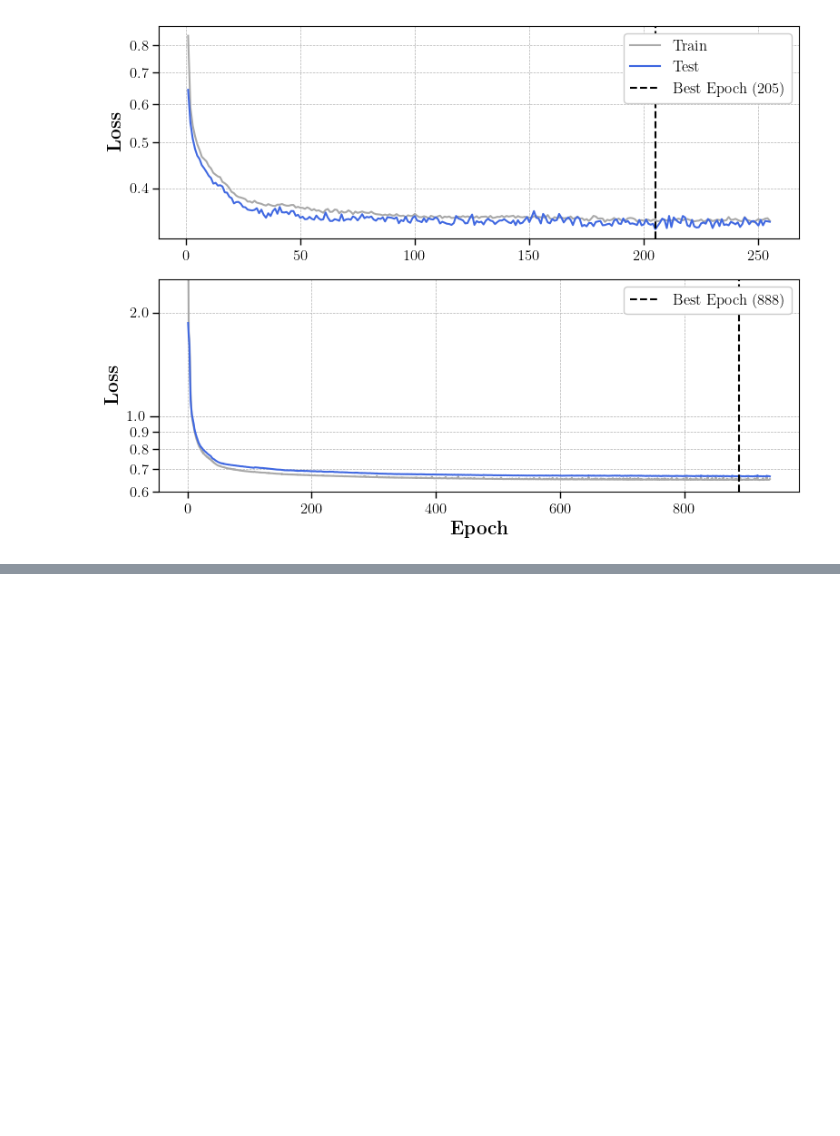
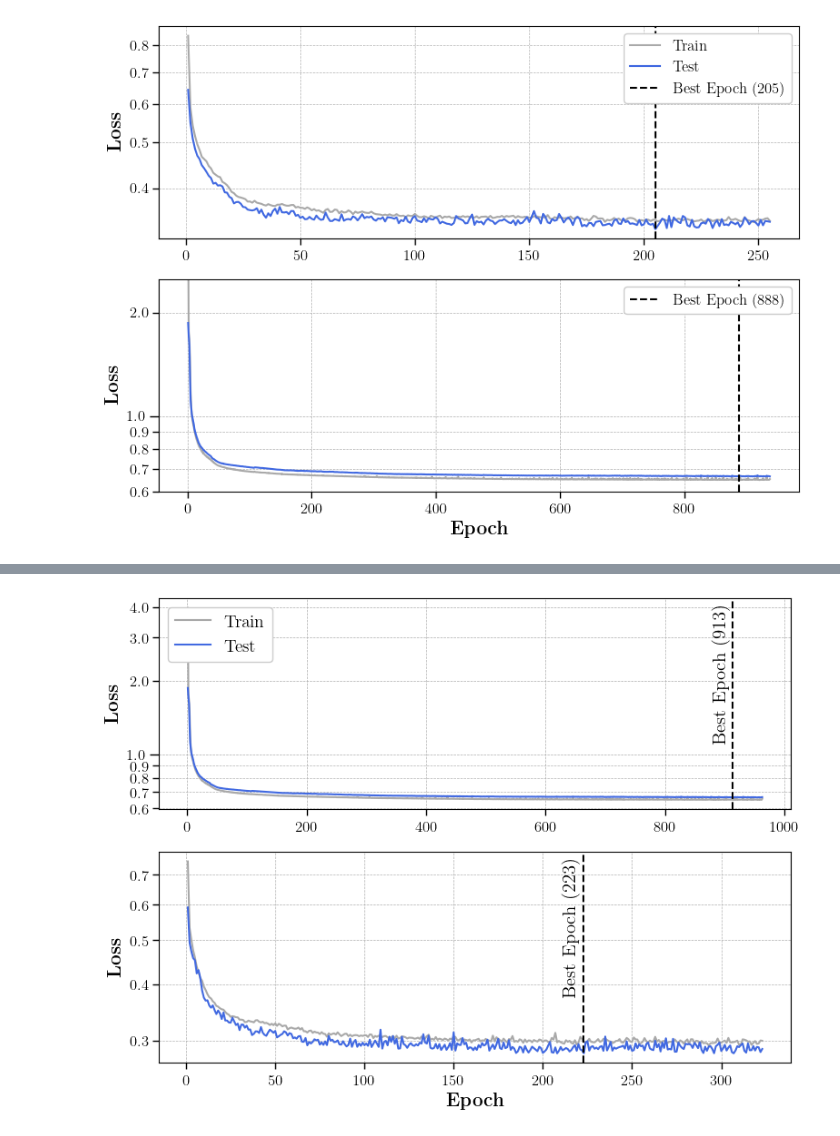
Before and after one commit to Adam-Boesky/astro_SPLASH, a Jupyter notebook: Paper/train_histories.ipynb, the cells around one changed output, grey strips where cells are left out. Saved outputs shown, nothing was run; the diff lists cells and outputs as text; code cells hidden in the pictures; blank space fills up the shorter version.

Commit message:
Adding demo data and updating a few figures.

```diff
--- a/Paper/train_histories.ipynb
+++ b/Paper/train_histories.ipynb
@@ -13,9 +13,9 @@ mpl.rcParams['font.family'] = 'serif'
 mpl.rcParams['font.serif'] = 'cmr10'  # Computer Modern Roman
 mpl.rcParams['font.size'] = 12  # Adjust the font size as needed
 # %%
-with open('/Users/adamboesky/Research/ay98/Weird_Galaxies/final_host_prop_train_history.pkl', 'rb') as f:
+with open('/Users/adamboesky/Research/ay98/Weird_Galaxies/Paper/final_host_prop_train_history.pkl', 'rb') as f:
     host_prop_train_history = pickle.load(f)
-with open('/Users/adamboesky/Research/ay98/Weird_Galaxies/final_domain_transfer_train_history.pkl', 'rb') as f:
+with open('/Users/adamboesky/Research/ay98/Weird_Galaxies/Paper/final_domain_transfer_train_history.pkl', 'rb') as f:
     domain_transfer_train_history = pickle.load(f)
 # %%
 fig, axes = plt.subplots(2, 1, figsize=(8, 6))
@@ -72,0 +97,14 @@ plt.savefig('Figures/combined_train_history.pdf', bbox_inches='tight')
+# %%
+grid_results = []
+for fname in os.listdir('/Users/adamboesky/Research/ay98/Weird_Galaxies/Paper/domain_transfer_grid_search/results'):
+    with open(f'/Users/adamboesky/Research/ay98/Weird_Galaxies/Paper/domain_transfer_grid_search/results/{fname}', 'rb') as f:
+        grid_results.append(pickle.load(f))
+# Get the best loss
+best_host_pred_loss = {'test': np.inf, 'train': np.inf}
+best_params = None
+for params, loss in grid_results:
+    if np.min(loss['test']) < np.min(best_host_pred_loss['test']):
+        best_params = params
+        best_host_pred_loss = loss
+
+print(f'The best parameter combination in our grid search are:\n\nbatch_size, nodes_per_layer, num_linear_output_layers, learning_rate\n{best_params[::-1]}')
@@ -72,0 +116,58 @@ plt.savefig('Figures/combined_train_history.pdf', bbox_inches='tight')
+# %%
+fig, axes = plt.subplots(2, 1, figsize=(8, 6))
+fs = 15
+
+# HOST PROP
+axes[0].grid(True, which="both", ls="--", lw=0.5)
+axes[0].set_yscale('log')
+
+# Plot the prop inference training history
+epochs = np.arange(0, len(best_host_pred_loss['train']), 1) + 1
+axes[0].plot(epochs, best_host_pred_loss['train'], label='Train', color='darkgray')
+axes[0].plot(epochs, best_host_pred_loss['test'], label='Test', color='royalblue')
+axes[0].set_ylabel(r'\textbf{Loss}', fontsize=fs)
+axes[0].tick_params(axis='y', which='major', length=7, width=1)  # Adjust major tick size
+axes[0].tick_params(axis='x', which='major', length=5, width=1)  # Adjust major tick size
+axes[0].tick_params(axis='y', which='minor', length=5, width=1)  # Adjust minor tick size
+best_epoch = np.argmin(best_host_pred_loss['test']) + 1
+axes[0].axvline(x=best_epoch, linestyle='--', color='k')
+axes[0].annotate(f'Best Epoch ({best_epoch})',
+                 xy=(best_epoch-30, 0.64), xycoords=('data', 'axes fraction'),
+                 xytext=(5, 0), textcoords='offset points',
+                 rotation=90, va='center', ha='center', fontsize=fs)
+axes[0].legend(loc='upper left', framealpha=1, fontsize=14)
+
+# SED
+axes[1].grid(True, which="both", ls="--", lw=0.5)
+axes[1].set_yscale('log')
+
+# Plot the prop inference training history
+epochs = np.arange(0, len(best_dt_loss['train']), 1) + 1
+axes[1].plot(epochs, best_dt_loss['train'], color='darkgray')
+axes[1].plot(epochs, best_dt_loss['test'], color='royalblue')
+axes[1].set_xlabel(r'\textbf{Epoch}', fontsize=fs)
+axes[1].set_ylabel(r'\textbf{Loss}', fontsize=fs)
+axes[1].tick_params(axis='y', which='major', length=7, width=1)  # Adjust major tick size
+axes[1].tick_params(axis='x', which='major', length=5, width=1)  # Adjust major tick size
+axes[1].tick_params(axis='y', which='minor', length=5, width=1)  # Adjust minor tick size
+best_epoch = np.argmin(best_dt_loss['test']) + 1
+axes[1].axvline(x=best_epoch, linestyle='--', color='k')
+axes[1].annotate(f'Best Epoch ({best_epoch})',
+                 xy=(best_epoch-11, 0.64), xycoords=('data', 'axes fraction'),
+                 xytext=(5, 0), textcoords='offset points',
+                 rotation=90, va='center', ha='center', fontsize=fs)
+# axes[1].legend(loc='upper right', framealpha=1)
+
+def integer_formatter(x, pos):
+    """Attempt to format tick labels as integers, ignoring the position."""
+    return f"{round(x, 1)}"
+
+# Apply the custom formatter to each axis
+for ax in axes.flatten():
+    ax.yaxis.set_major_formatter(ticker.FuncFormatter(integer_formatter))
+    ax.yaxis.set_minor_formatter(ticker.FuncFormatter(integer_formatter))
+
+plt.tight_layout()
+plt.savefig('Figures/combined_train_history.png', bbox_inches='tight', dpi=350)
+# %% [output]
+[figure, added]
```
Also changed, not shown: parts of 3 cells of this notebook, 5 other files.
